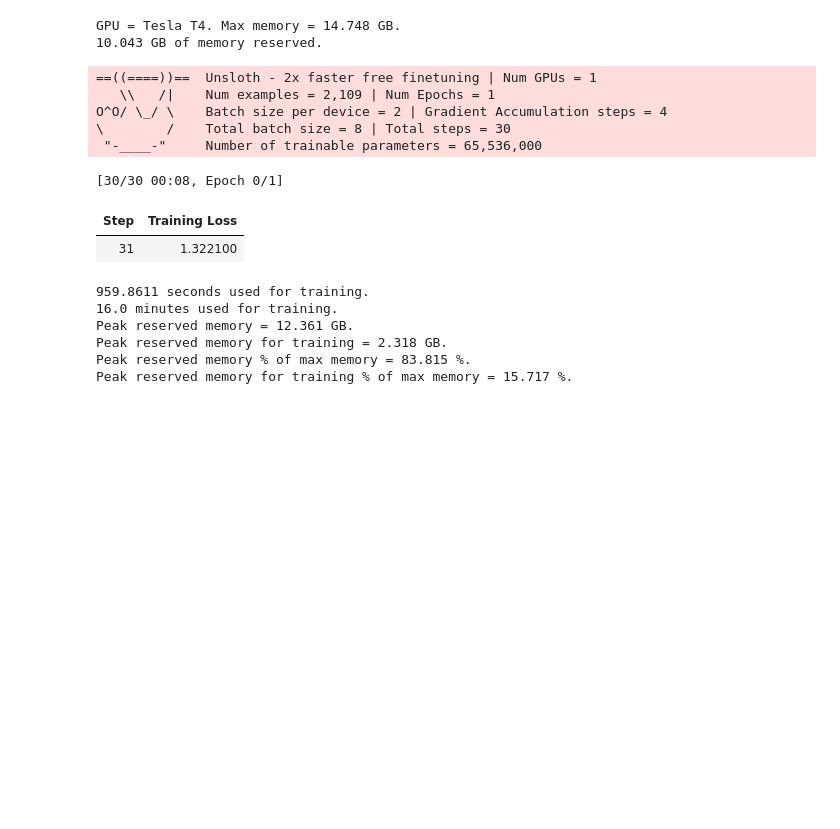
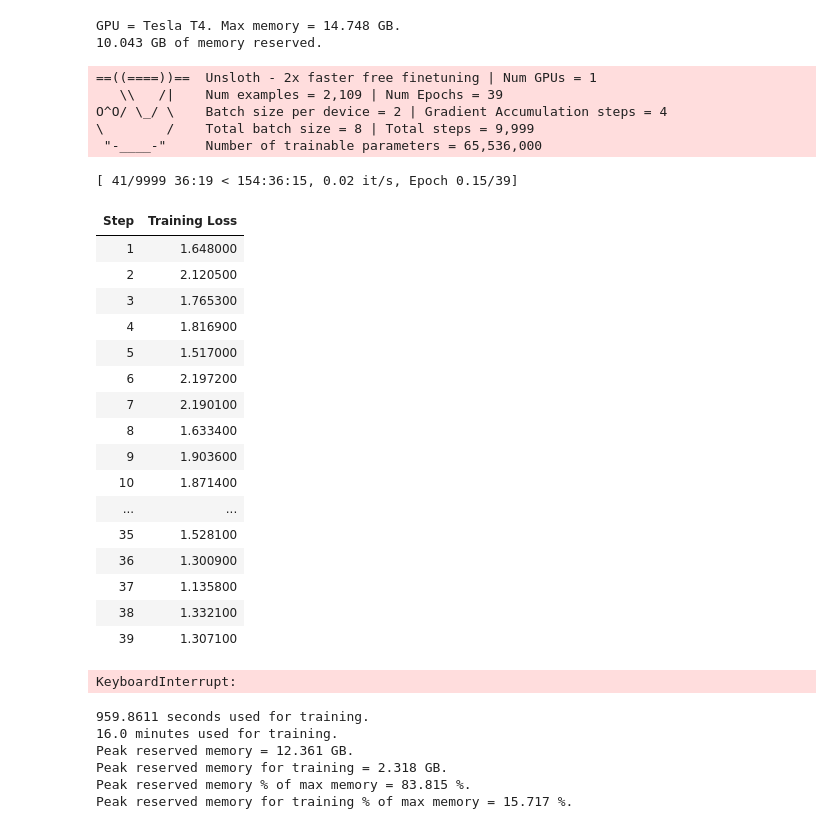
Before and after one commit to Banhkun/unsloth, a Jupyter notebook: nb/Phi_4-Conversational.ipynb, the cells around one changed output. Cells and saved outputs as stored; diff of their text form; code cells hidden in the pictures; blank space fills up the shorter version.

```diff
--- a/nb/Phi_4-Conversational.ipynb
+++ b/nb/Phi_4-Conversational.ipynb
@@ -103,4 +101,4 @@ We now use the `Phi-4` format for conversation style finetunes. We use [Maxime L
 We use our `get_chat_template` function to get the correct chat template. We support `zephyr, chatml, mistral, llama, alpaca, vicuna, vicuna_old, phi3, phi4, llama3` and more.
 # %%
 import pandas as pd
-df = pd.read_pickle("/content/drive/MyDrive/whole_data_UC4.pkl")
+df = pd.read_pickle("/content/drive/MyDrive/UC4/Data/whole_data_UC4.pkl")
@@ -214,7 +214,8 @@ trainer = SFTTrainer(
         per_device_train_batch_size = 2,
         gradient_accumulation_steps = 4,
         warmup_steps = 5,
-        num_train_epochs = 1, # Set this for 1 full training run.
+        # num_train_epochs = 1, # Set this for 1 full training run.
+        save_steps=30,
         max_steps = 9999,
         learning_rate = 2e-4,
         fp16 = not is_bfloat16_supported(),
@@ -224,7 +225,7 @@ trainer = SFTTrainer(
         weight_decay = 0.01,
         lr_scheduler_type = "linear",
         seed = 3407,
-        output_dir = "/content/drive/MyDrive",
+        output_dir = "/content/drive/MyDrive/UC4",
         report_to = "none", # Use this for WandB etc
     ),
 )
@@ -264,16 +263,32 @@ print(f"{start_gpu_memory} GB of memory reserved.")
 GPU = Tesla T4. Max memory = 14.748 GB.
 10.043 GB of memory reserved.
 # %%
-trainer_stats = trainer.train(resume_from_checkpoint="/content/drive/MyDrive/checkpoint-30")
+trainer_stats = trainer.train()
 # %% [output]
 ==((====))==  Unsloth - 2x faster free finetuning | Num GPUs = 1
-   \\   /|    Num examples = 2,109 | Num Epochs = 1
+   \\   /|    Num examples = 2,109 | Num Epochs = 39
 O^O/ \_/ \    Batch size per device = 2 | Gradient Accumulation steps = 4
-\        /    Total batch size = 8 | Total steps = 30
+\        /    Total batch size = 8 | Total steps = 9,999
  "-____-"     Number of trainable parameters = 65,536,000
-[30/30 00:08, Epoch 0/1]
+[ 41/9999 36:19 < 154:36:15, 0.02 it/s, Epoch 0.15/39]
 | Step | Training Loss |
-| 31 | 1.322100 |
+| 1 | 1.648000 |
+| 2 | 2.120500 |
+| 3 | 1.765300 |
+| 4 | 1.816900 |
+| 5 | 1.517000 |
+| 6 | 2.197200 |
+| 7 | 2.190100 |
+| 8 | 1.633400 |
+| 9 | 1.903600 |
+| 10 | 1.871400 |
+| ... | ... |
+| 35 | 1.528100 |
+| 36 | 1.300900 |
+| 37 | 1.135800 |
+| 38 | 1.332100 |
+| 39 | 1.307100 |
+KeyboardInterrupt:
 # %%
 # @title Show final memory and time stats
 used_memory = round(torch.cuda.max_memory_reserved() / 1024 / 1024 / 1024, 3)
```
Also changed, not shown: parts of 6 cells of this notebook.
